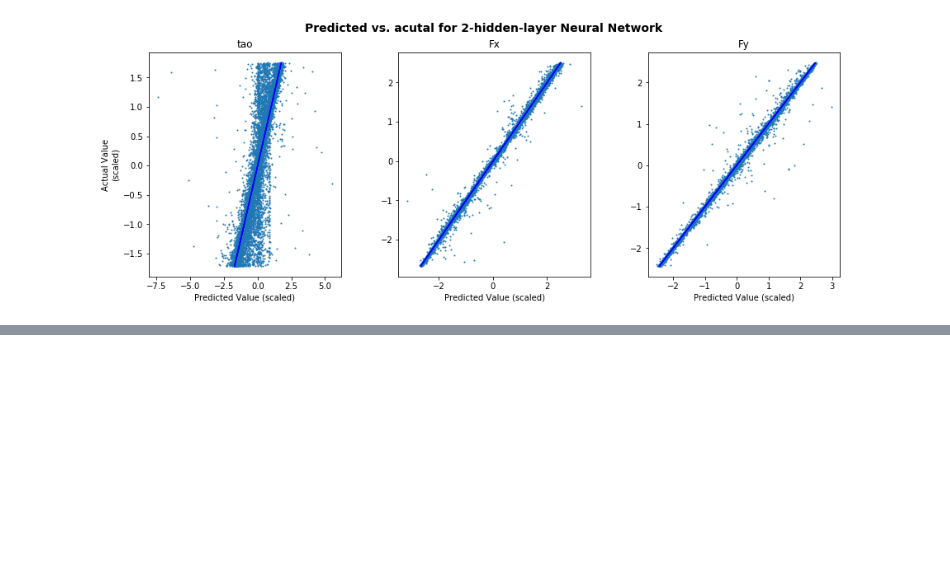
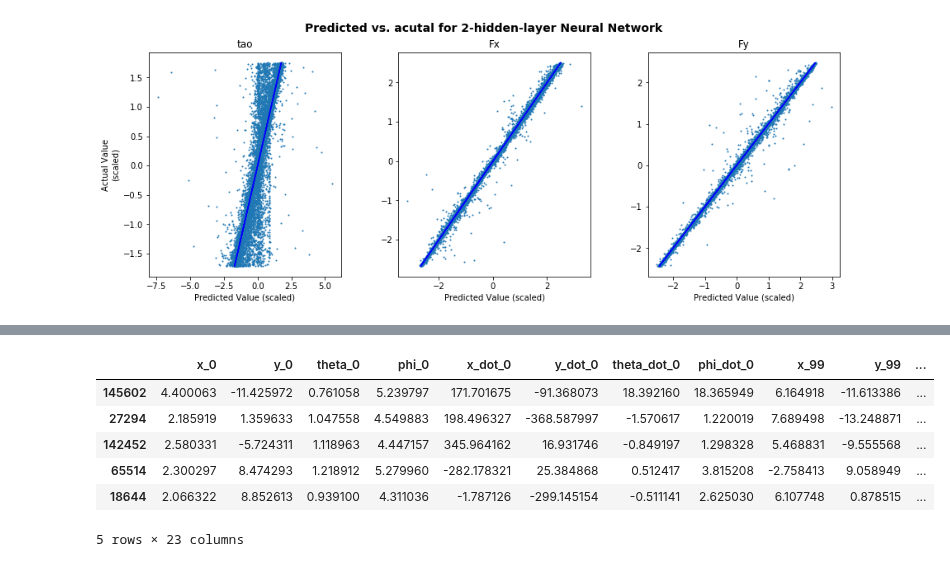
Before and after one commit to oliviatessa/MothMachineLearning, a Jupyter notebook: Train NN with large dataset.ipynb, the cells around one changed output, grey strips where cells are left out. Drawn from its saved outputs; the diff is of its cells as text; code cells hidden in the pictures; blank space fills up the shorter version.

```diff
--- a/Train NN with large dataset.ipynb
+++ b/Train NN with large dataset.ipynb
@@ -369,15 +369,3 @@ for ii in range(3):
 fig.savefig(os.path.join(figDir, "NNPreds2.png"), dpi = 120, bbox_inches='tight')
 # %% [output]
 [figure]
-# %%
-# plot actual vs. predicted
-nms = ["tao", "Fx", "Fy"]
-
-for ii in range(3):
-    plt.scatter(y = Ytest[:,ii],x = nnpreds[:,ii], s = 1 )
-    plt.xlabel("Predicted Value")
-    plt.ylabel("Actual Value")
-    plt.title(nms[ii])
-    plt.plot(Ytest[:,ii], Ytest[:,ii], 'b')
-    plt.show()
-    #plt.savefig(os.path.join
@@ -393,0 +405,24 @@ Xx.shape
+# %%
+# compute F, alpha, to double check
+s1["F_"] = np.sqrt(s1.Fx **2 + s1.Fy **2)
+
+
+pre_alpha = np.arctan2(s1.Fy, s1.Fx )
+alpha = pre_alpha.copy()
+
+for ii in pre_alpha.index:
+    if (s1.Fy[ii] > 0) :
+        alpha[ii] = pre_alpha[ii]
+    else:
+        alpha[ii] = (2*np.pi) + pre_alpha[ii]
+
+s1["alpha_"] = alpha
+s1.head()
+# %% [output]
+|  | x_0 | y_0 | theta_0 | phi_0 | x_dot_0 | y_dot_0 | theta_dot_0 | phi_dot_0 | x_99 | y_99 | ... |
+| 145602 | 4.400063 | -11.425972 | 0.761058 | 5.239797 | 171.701675 | -91.368073 | 18.392160 | 18.365949 | 6.164918 | -11.613386 | ... |
+| 27294 | 2.185919 | 1.359633 | 1.047558 | 4.549883 | 198.496327 | -368.587997 | -1.570617 | 1.220019 | 7.689498 | -13.248871 | ... |
+| 142452 | 2.580331 | -5.724311 | 1.118963 | 4.447157 | 345.964162 | 16.931746 | -0.849197 | 1.298328 | 5.468831 | -9.555568 | ... |
+| 65514 | 2.300297 | 8.474293 | 1.218912 | 5.279960 | -282.178321 | 25.384868 | 0.512417 | 3.815208 | -2.758413 | 9.058949 | ... |
+| 18644 | 2.066322 | 8.852613 | 0.939100 | 4.311036 | -1.787126 | -299.145154 | -0.511141 | 2.625030 | 6.107748 | 0.878515 | ... |
+5 rows × 23 columns
```
Also changed, not shown: parts of 36 cells of this notebook.
